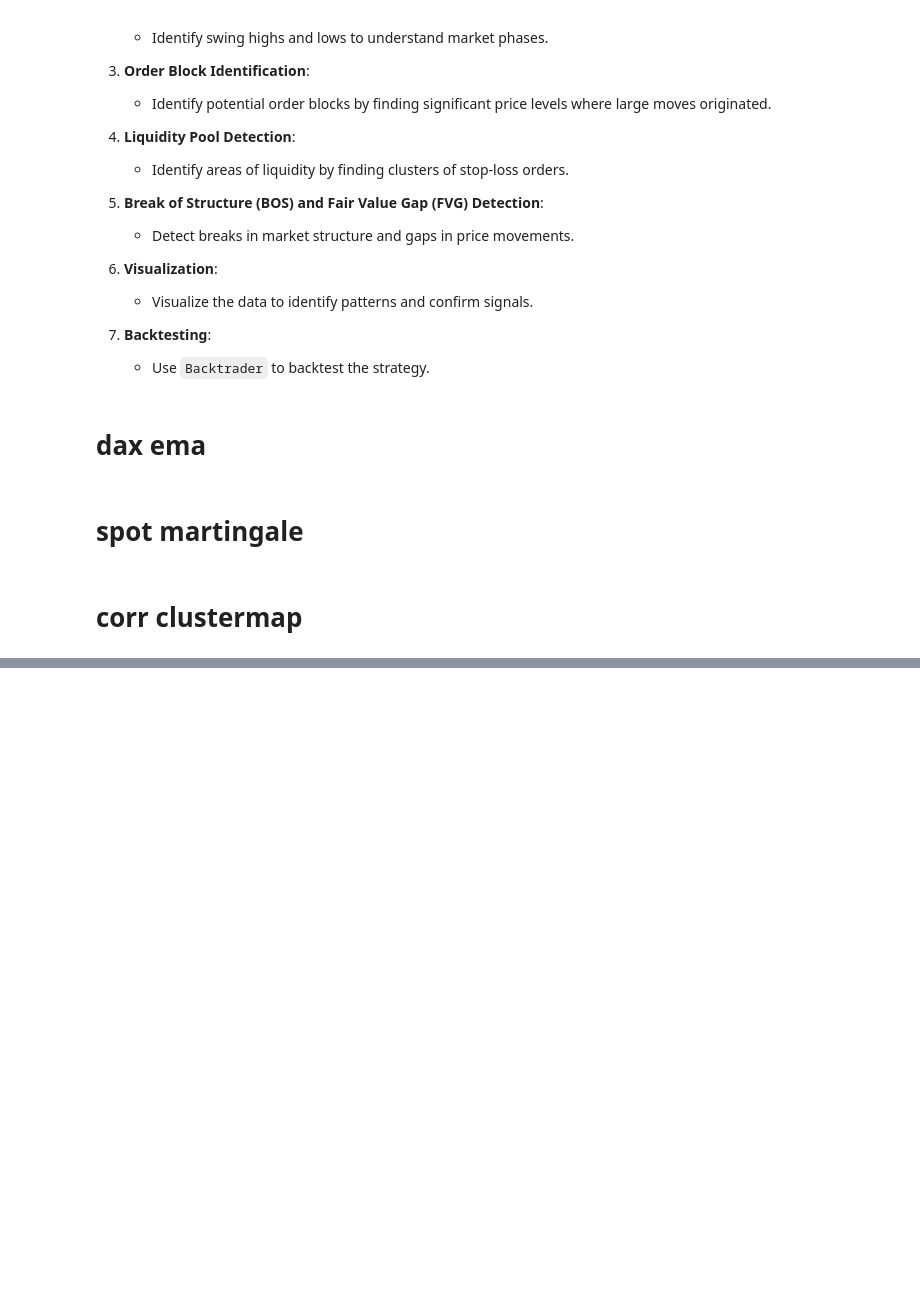
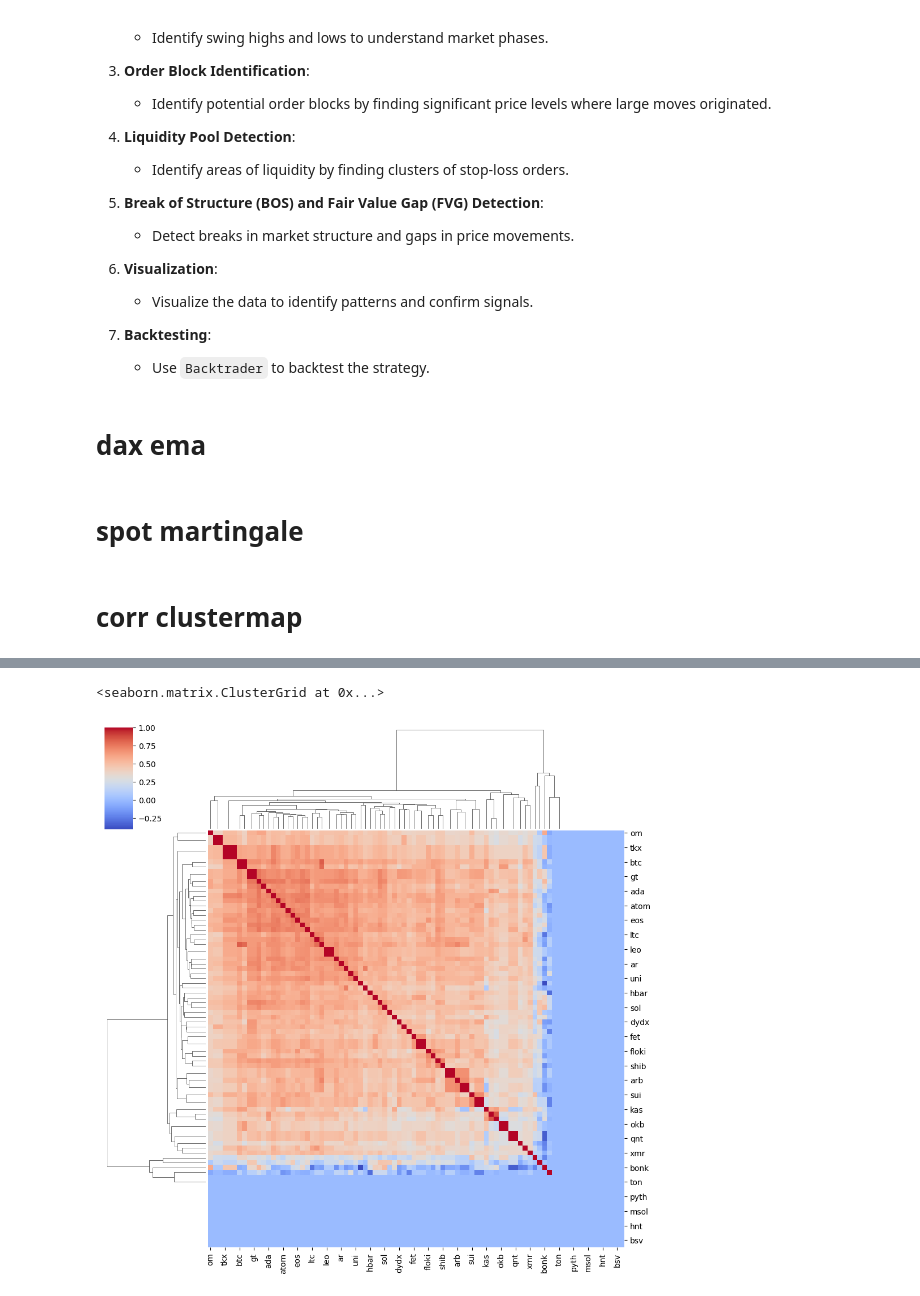
Before and after one commit to ichsanulamal/notes, a Jupyter notebook: finance/AI for Trading - Udacity/Projects/test.ipynb, the cells around one changed output, grey strips where cells are left out. Drawn from its saved outputs; the diff is of its cells as text; code cells hidden in the pictures; blank space fills up the shorter version.

```diff
--- a/finance/AI for Trading - Udacity/Projects/test.ipynb
+++ b/finance/AI for Trading - Udacity/Projects/test.ipynb
@@ -8,6 +8,8 @@ import pickle
 import pandas as pd
 import seaborn as sns
 
-from datasets import get_ohlcvs, get_closes
-ohlcvs = get_ohlcvs()
-close_prices = get_closes()
+from datasets import get_ohlcvs, get_closes, get_log_returns
+
+ohlcvs = get_ohlcvs(from_date='2023-01-01', to_date='2023-12-31')
+close_prices = get_closes(ohlcvs)
+log_returns = get_log_returns(close_prices)
@@ -457,9 +511,9 @@ print(f"Profit Factor: {profit_factor:.2f}")
 # %%
-# Convert the dictionary of 'Close' prices to a DataFrame
-close_df = pd.DataFrame(close_prices)
-
 # Compute the correlation matrix
-correlation_matrix = close_df.corr()
+correlation_matrix = log_returns.corr()
 correlation_matrix = correlation_matrix.fillna(0).sort_index(axis=0).sort_index(axis=1)
 correlation_matrix
 sns.clustermap(correlation_matrix, cmap='coolwarm')
+# %% [output]
+<seaborn.matrix.ClusterGrid at 0x...>
+[figure, added]
```
Also changed, not shown: parts of 4 cells of this notebook, 1 other file.
